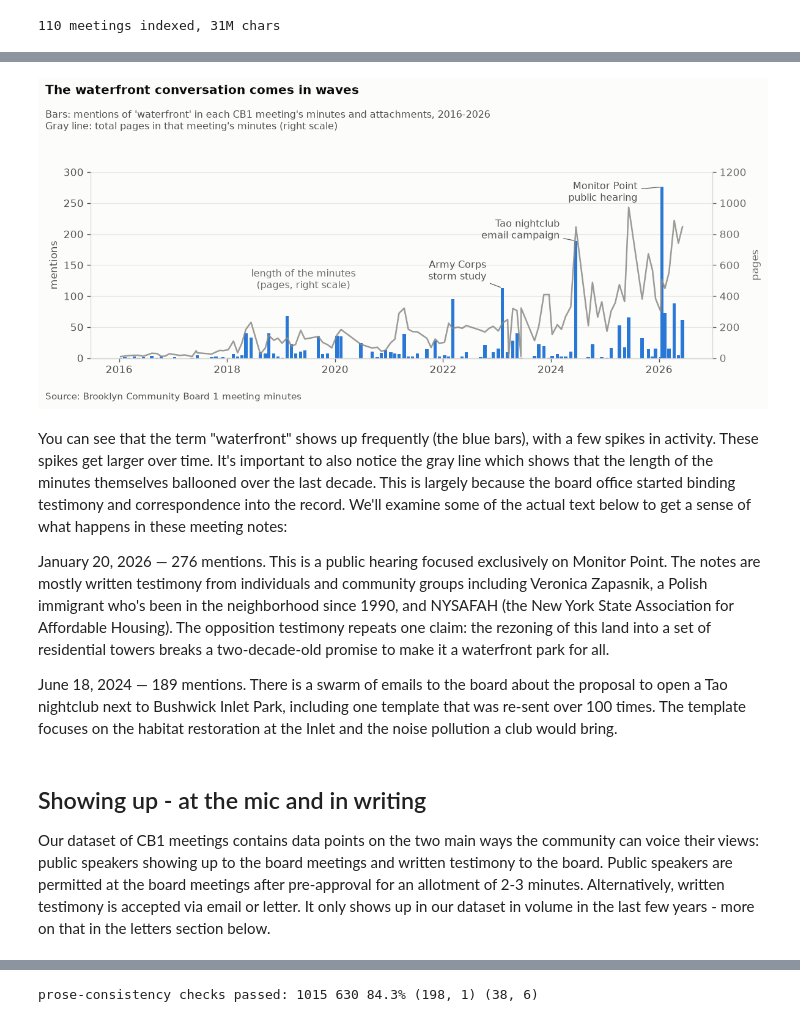
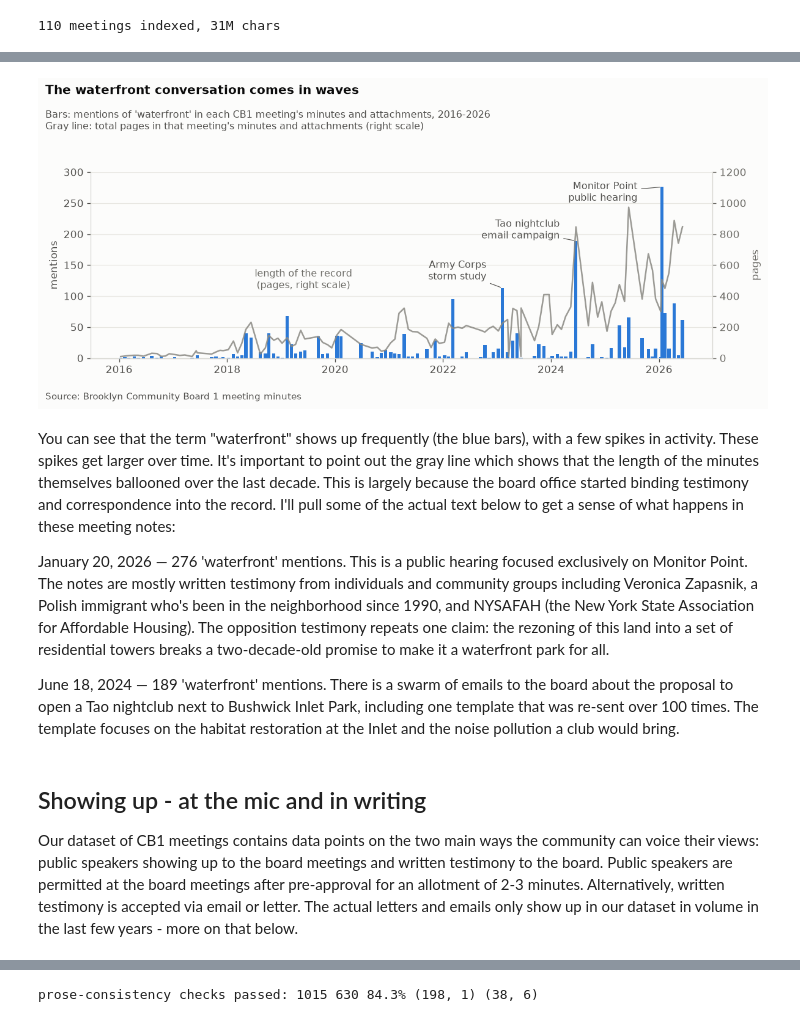
Before and after one commit to blowenstein0/cb1-minutes-analysis, a Jupyter notebook: analysis/blog_v2.ipynb, the cells around one changed output, grey strips where cells are left out. Saved outputs shown, nothing was run; the diff lists cells and outputs as text; code cells hidden in the pictures.

```diff
--- a/analysis/blog_v2.ipynb
+++ b/analysis/blog_v2.ipynb
@@ -125,46 +123,46 @@ ax.set_ylabel("mentions", fontsize=10, color=INK2)
 ax.tick_params(colors=INK2, labelsize=10)
 for s in ("top", "right"):
     ax.spines[s].set_visible(False)
 ax.spines["left"].set_color("#d8d7d2"); ax.spines["bottom"].set_color("#d8d7d2")
 ax.grid(axis="y", color="#e8e7e2", lw=0.7); ax.set_axisbelow(True)
 
 # right scale: the minutes' own length - the mentions' denominator in plain sight
 axp = ax.twinx()
 _ws = wf.sort_values("date")
 axp.plot(_ws.date, _ws.pages, color=GRAY, lw=1.5, alpha=0.85)
 axp.set_ylim(0, 1200)
 axp.set_yticks(range(0, 1201, 200))
 axp.set_ylabel("pages", fontsize=10, color=GRAYTXT)
 axp.tick_params(colors=GRAYTXT, labelsize=10)
 for s in ("top", "left"):
     axp.spines[s].set_visible(False)
 axp.spines["right"].set_color("#d8d7d2")
 axp.spines["bottom"].set_color("#d8d7d2")
-axp.annotate("length of the minutes\n(pages, right scale)",
+axp.annotate("length of the record\n(pages, right scale)",
              (pd.Timestamp("2019-06-01"), 430), fontsize=9.5, color=GRAYTXT,
              ha="center", va="bottom")
 
 fig.suptitle("The waterfront conversation comes in waves",
              fontsize=12, color=INK, x=0.01, ha="left", fontweight="bold")
 fig.text(0.01, 0.90, "Bars: mentions of 'waterfront' in each CB1 meeting's minutes and attachments, 2016-2026\n"
-         "Gray line: total pages in that meeting's minutes (right scale)",
+         "Gray line: total pages in that meeting's minutes and attachments (right scale)",
          fontsize=9.5, color=INK2, va="top")
 fig.text(0.01, -0.02, "Source: Brooklyn Community Board 1 meeting minutes",
          fontsize=9, color=INK2, va="top")
 fig.tight_layout(rect=[0, 0, 1, 0.82])
 plt.show()
 # %% [output]
-[figure, old version]
+[figure, new version]
 # %% [markdown]
-You can see that the term "waterfront" shows up frequently (the blue bars), with a few spikes in activity. These spikes get larger over time. It's important to also notice the gray line which shows that the length of the minutes themselves ballooned over the last decade. This is largely because the board office started binding testimony and correspondence into the record. We'll examine some of the actual text below to get a sense of what happens in these meeting notes:
+You can see that the term "waterfront" shows up frequently (the blue bars), with a few spikes in activity. These spikes get larger over time. It's important to point out the gray line which shows that the length of the minutes themselves ballooned over the last decade. This is largely because the board office started binding testimony and correspondence into the record. I'll pull some of the actual text below to get a sense of what happens in these meeting notes:
 
-January 20, 2026 — 276 mentions. This is a public hearing focused exclusively on Monitor Point. The notes are mostly written testimony from individuals and community groups including Veronica Zapasnik, a Polish immigrant who's been in the neighborhood since 1990, and NYSAFAH (the New York State Association for Affordable Housing). The opposition testimony repeats one claim: the rezoning of this land into a set of residential towers breaks a two-decade-old promise to make it a waterfront park for all.
+January 20, 2026 — 276 'waterfront' mentions. This is a public hearing focused exclusively on Monitor Point. The notes are mostly written testimony from individuals and community groups including Veronica Zapasnik, a Polish immigrant who's been in the neighborhood since 1990, and NYSAFAH (the New York State Association for Affordable Housing). The opposition testimony repeats one claim: the rezoning of this land into a set of residential towers breaks a two-decade-old promise to make it a waterfront park for all.
 
-June 18, 2024 — 189 mentions. There is a swarm of emails to the board about the proposal to open a Tao nightclub next to Bushwick Inlet Park, including one template that was re-sent over 100 times. The template focuses on the habitat restoration at the Inlet and the noise pollution a club would bring.
+June 18, 2024 — 189 'waterfront' mentions. There is a swarm of emails to the board about the proposal to open a Tao nightclub next to Bushwick Inlet Park, including one template that was re-sent over 100 times. The template focuses on the habitat restoration at the Inlet and the noise pollution a club would bring.
 # %% [markdown]
 ## Showing up - at the mic and in writing
 
-Our dataset of CB1 meetings contains data points on the two main ways the community can voice their views: public speakers showing up to the board meetings and written testimony to the board. Public speakers are permitted at the board meetings after pre-approval for an allotment of 2-3 minutes. Alternatively, written testimony is accepted via email or letter. It only shows up in our dataset in volume in the last few years - more on that in the letters section below.
+Our dataset of CB1 meetings contains data points on the two main ways the community can voice their views: public speakers showing up to the board meetings and written testimony to the board. Public speakers are permitted at the board meetings after pre-approval for an allotment of 2-3 minutes. Alternatively, written testimony is accepted via email or letter. The actual letters and emails only show up in our dataset in volume in the last few years - more on that below.
 # %%
 # mail parser (feeds the mail/room chart and the consistency guard): split
 # each meeting's attachment pages into individual letters/emails, drop exact
```
Also changed, not shown: parts of 11 cells of this notebook, 1 other file.
